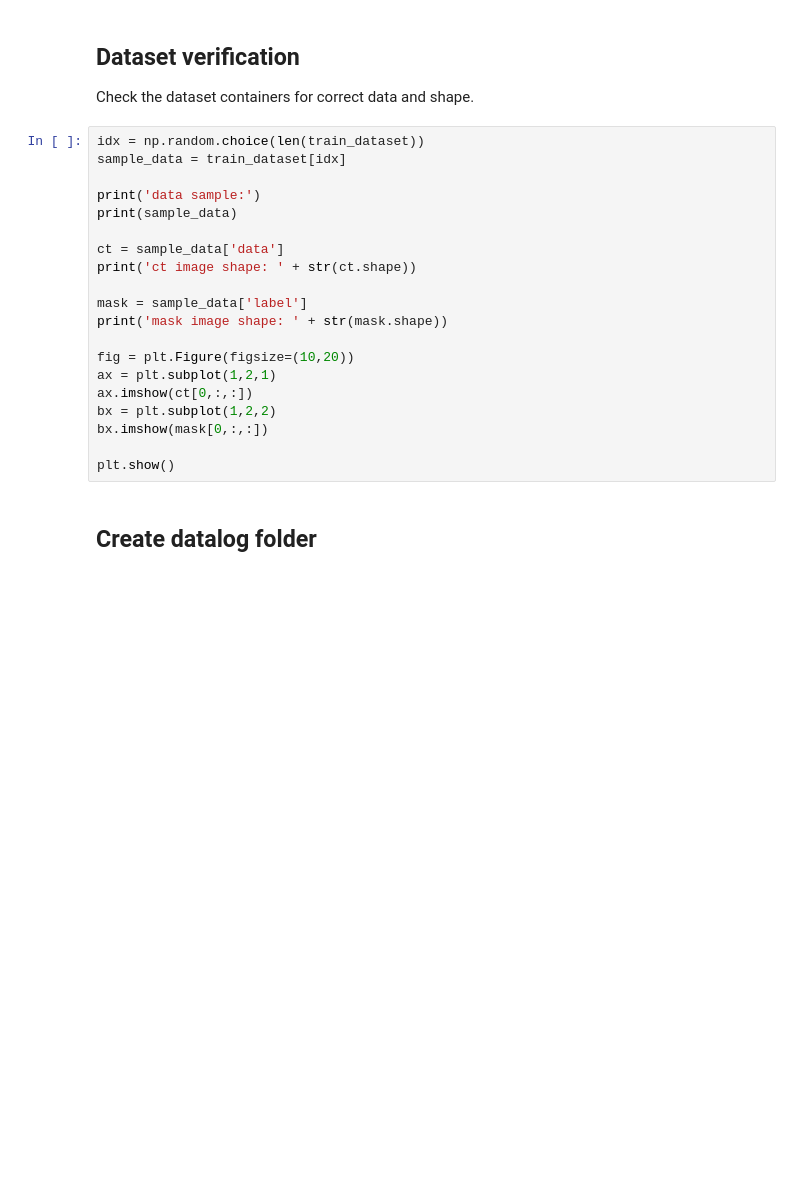
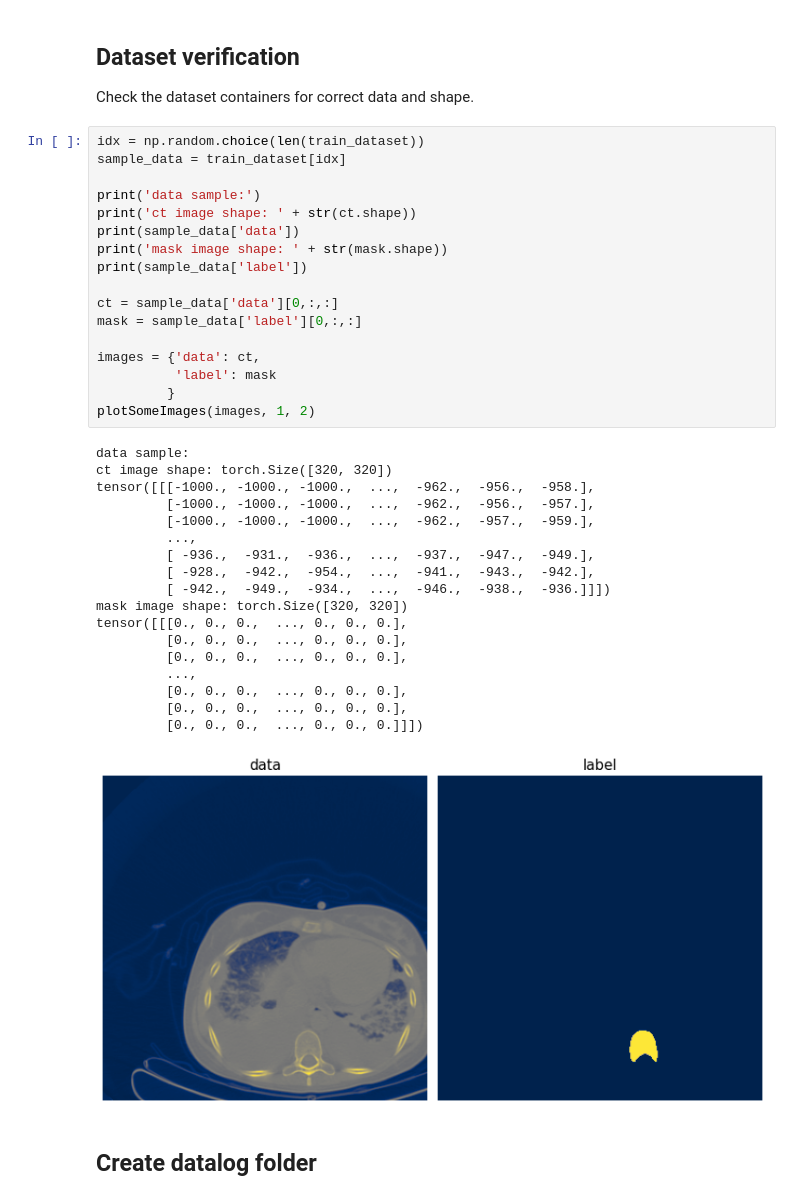
Before and after one commit to beecars/mveUNet, a Jupyter notebook: unet/unet_ct_test.ipynb, the cells around one changed output. Saved outputs shown, nothing was run; the diff lists cells and outputs as text; blank space fills up the shorter version.

```diff
--- a/unet/unet_ct_test.ipynb
+++ b/unet/unet_ct_test.ipynb
@@ -68,23 +70,39 @@ Check the dataset containers for correct data and shape.
 # %%
 idx = np.random.choice(len(train_dataset))
 sample_data = train_dataset[idx]
 
 print('data sample:')
-print(sample_data)
+print('ct image shape: ' + str(ct.shape))
+print(sample_data['data'])
+print('mask image shape: ' + str(mask.shape))
+print(sample_data['label'])
 
-ct = sample_data['data']
-print('ct image shape: ' + str(ct.shape))
+ct = sample_data['data'][0,:,:]
+mask = sample_data['label'][0,:,:]
 
-mask = sample_data['label']
-print('mask image shape: ' + str(mask.shape))
-
-fig = plt.Figure(figsize=(10,20))
-ax = plt.subplot(1,2,1)
-ax.imshow(ct[0,:,:])
-bx = plt.subplot(1,2,2)
-bx.imshow(mask[0,:,:])
-
-plt.show()
+images = {'data': ct,
+          'label': mask
+         }
+plotSomeImages(images, 1, 2)
+# %% [output]
+data sample:
+ct image shape: torch.Size([320, 320])
+tensor([[[-1000., -1000., -1000.,  ...,  -962.,  -956.,  -958.],
+         [-1000., -1000., -1000.,  ...,  -962.,  -956.,  -957.],
+         [-1000., -1000., -1000.,  ...,  -962.,  -957.,  -959.],
+         ...,
+         [ -936.,  -931.,  -936.,  ...,  -937.,  -947.,  -949.],
+         [ -928.,  -942.,  -954.,  ...,  -941.,  -943.,  -942.],
+         [ -942.,  -949.,  -934.,  ...,  -946.,  -938.,  -936.]]])
+mask image shape: torch.Size([320, 320])
+tensor([[[0., 0., 0.,  ..., 0., 0., 0.],
+         [0., 0., 0.,  ..., 0., 0., 0.],
+         [0., 0., 0.,  ..., 0., 0., 0.],
+         ...,
+         [0., 0., 0.,  ..., 0., 0., 0.],
+         [0., 0., 0.,  ..., 0., 0., 0.],
+         [0., 0., 0.,  ..., 0., 0., 0.]]])
+[figure, added]
 # %% [markdown]
 ## Create datalog folder
 # %%
```
Also changed, not shown: parts of 6 cells of this notebook.
